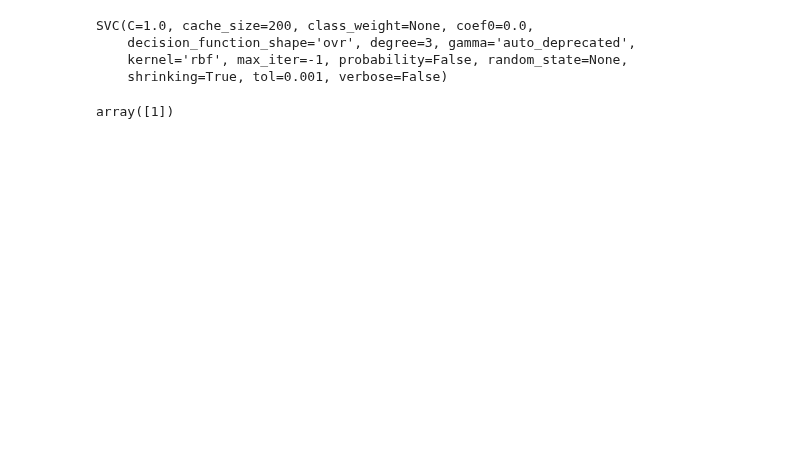
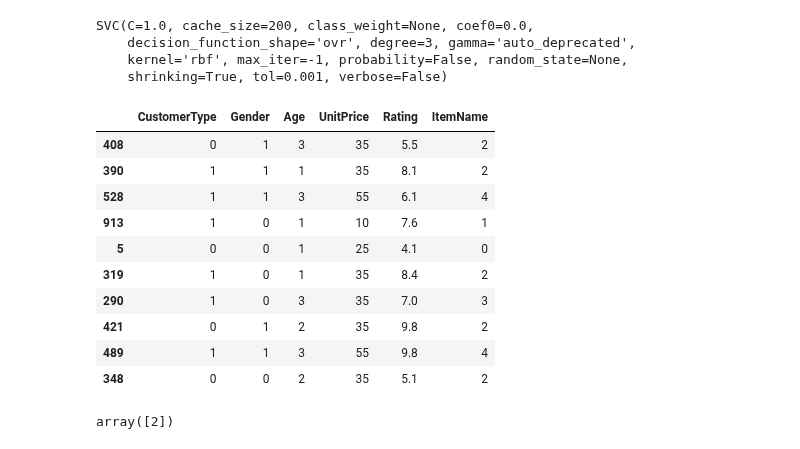
Before and after one commit to lakshitha1629/Product_Recommendation_Engine, a Jupyter notebook: app.ipynb, the cells around one changed output. Cells and saved outputs as stored; diff of their text form; code cells hidden in the pictures; blank space fills up the shorter version.

```diff
--- a/app.ipynb
+++ b/app.ipynb
@@ -200,19 +205,32 @@ def predict_mpg(config, model):
     y_pred = model.predict(df)
     return y_pred
 # %%
-# df.sample(10)
+df.sample(10)
+# %% [output]
+|  | CustomerType | Gender | Age | UnitPrice | Rating | ItemName |
+| 408 | 0 | 1 | 3 | 35 | 5.5 | 2 |
+| 390 | 1 | 1 | 1 | 35 | 8.1 | 2 |
+| 528 | 1 | 1 | 3 | 55 | 6.1 | 4 |
+| 913 | 1 | 0 | 1 | 10 | 7.6 | 1 |
+| 5 | 0 | 0 | 1 | 25 | 4.1 | 0 |
+| 319 | 1 | 0 | 1 | 35 | 8.4 | 2 |
+| 290 | 1 | 0 | 3 | 35 | 7.0 | 3 |
+| 421 | 0 | 1 | 2 | 35 | 9.8 | 2 |
+| 489 | 1 | 1 | 3 | 55 | 9.8 | 4 |
+| 348 | 0 | 0 | 2 | 35 | 5.1 | 2 |
 # %%
 config = {
     'CustomerType': [0],
     'Gender': [1],
     'Age': [2],
+    'UnitPrice': [35],
     'Rating': [7.2]
 
 }
 
 predict_mpg(config, model)
 # %% [output]
-array([1])
+array([2])
 # %%
 import pickle
 
```
Also changed, not shown: parts of 13 cells of this notebook, 3 other files.
